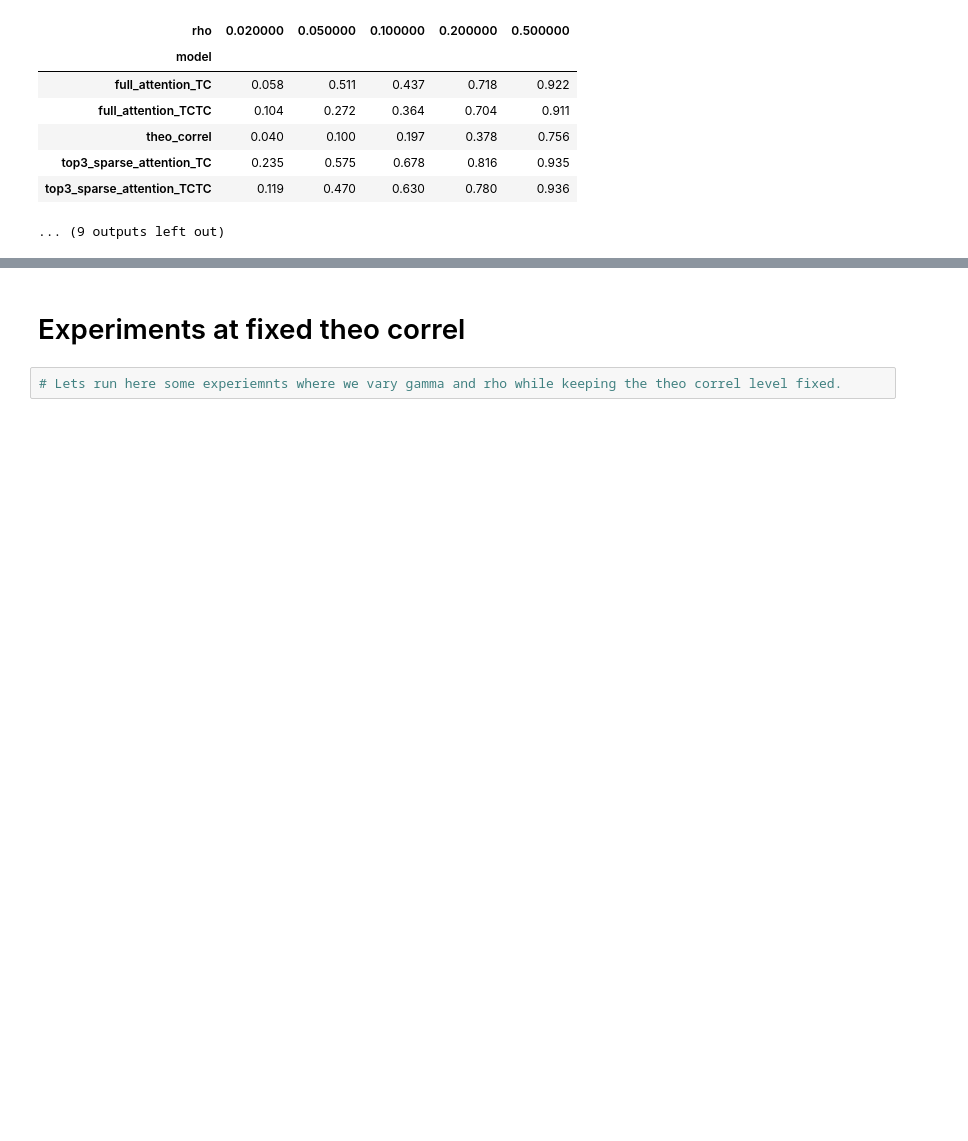
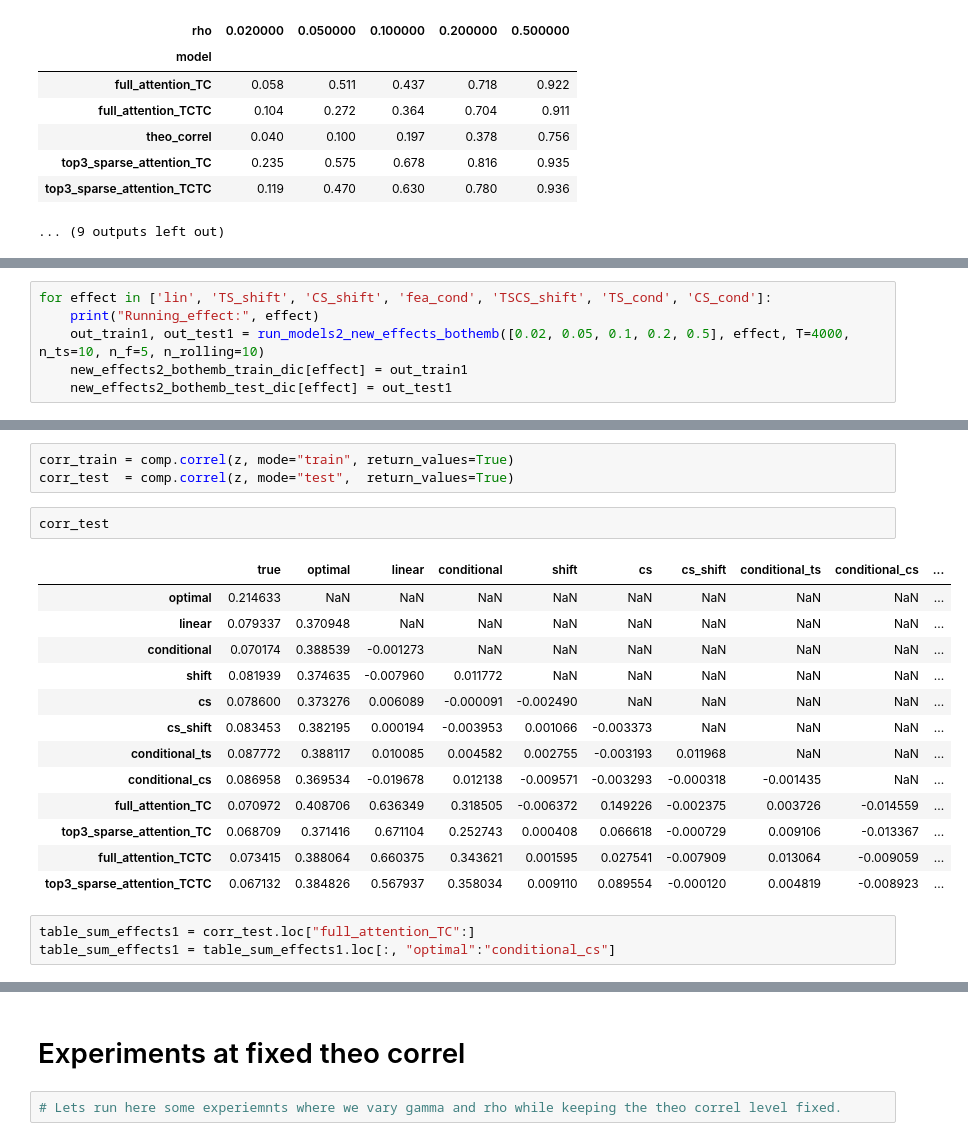
Before and after one commit to cyrilgarcia009/TSNN, a Jupyter notebook: notebooks/figures_for_paper2.ipynb, the cells around one changed output, grey strips where cells are left out. Cells and saved outputs as stored; diff of their text form; blank space fills up the shorter version.

```diff
--- a/notebooks/figures_for_paper2.ipynb
+++ b/notebooks/figures_for_paper2.ipynb
@@ -1257,0 +1403,6 @@ fea_cond
+# %%
+for effect in ['lin', 'TS_shift', 'CS_shift', 'fea_cond', 'TSCS_shift', 'TS_cond', 'CS_cond']:
+    print("Running_effect:", effect)
+    out_train1, out_test1 = run_models2_new_effects_bothemb([0.02, 0.05, 0.1, 0.2, 0.5], effect, T=4000, n_ts=10, n_f=5, n_rolling=10)
+    new_effects2_bothemb_train_dic[effect] = out_train1
+    new_effects2_bothemb_test_dic[effect] = out_test1
@@ -1257,0 +1595,22 @@ fea_cond
+# %%
+corr_train = comp.correl(z, mode="train", return_values=True)
+corr_test  = comp.correl(z, mode="test",  return_values=True)
+# %%
+corr_test
+# %% [output]
+|  | true | optimal | linear | conditional | shift | cs | cs_shift | conditional_ts | conditional_cs | ... |
+| optimal | 0.214633 | NaN | NaN | NaN | NaN | NaN | NaN | NaN | NaN | ... |
+| linear | 0.079337 | 0.370948 | NaN | NaN | NaN | NaN | NaN | NaN | NaN | ... |
+| conditional | 0.070174 | 0.388539 | -0.001273 | NaN | NaN | NaN | NaN | NaN | NaN | ... |
+| shift | 0.081939 | 0.374635 | -0.007960 | 0.011772 | NaN | NaN | NaN | NaN | NaN | ... |
+| cs | 0.078600 | 0.373276 | 0.006089 | -0.000091 | -0.002490 | NaN | NaN | NaN | NaN | ... |
+| cs_shift | 0.083453 | 0.382195 | 0.000194 | -0.003953 | 0.001066 | -0.003373 | NaN | NaN | NaN | ... |
+| conditional_ts | 0.087772 | 0.388117 | 0.010085 | 0.004582 | 0.002755 | -0.003193 | 0.011968 | NaN | NaN | ... |
+| conditional_cs | 0.086958 | 0.369534 | -0.019678 | 0.012138 | -0.009571 | -0.003293 | -0.000318 | -0.001435 | NaN | ... |
+| full_attention_TC | 0.070972 | 0.408706 | 0.636349 | 0.318505 | -0.006372 | 0.149226 | -0.002375 | 0.003726 | -0.014559 | ... |
+| top3_sparse_attention_TC | 0.068709 | 0.371416 | 0.671104 | 0.252743 | 0.000408 | 0.066618 | -0.000729 | 0.009106 | -0.013367 | ... |
+| full_attention_TCTC | 0.073415 | 0.388064 | 0.660375 | 0.343621 | 0.001595 | 0.027541 | -0.007909 | 0.013064 | -0.009059 | ... |
+| top3_sparse_attention_TCTC | 0.067132 | 0.384826 | 0.567937 | 0.358034 | 0.009110 | 0.089554 | -0.000120 | 0.004819 | -0.008923 | ... |
+# %%
+table_sum_effects1 = corr_test.loc["full_attention_TC":]
+table_sum_effects1 = table_sum_effects1.loc[:, "optimal":"conditional_cs"]
```
Also changed, not shown: parts of 56 cells of this notebook, 1 other file.
